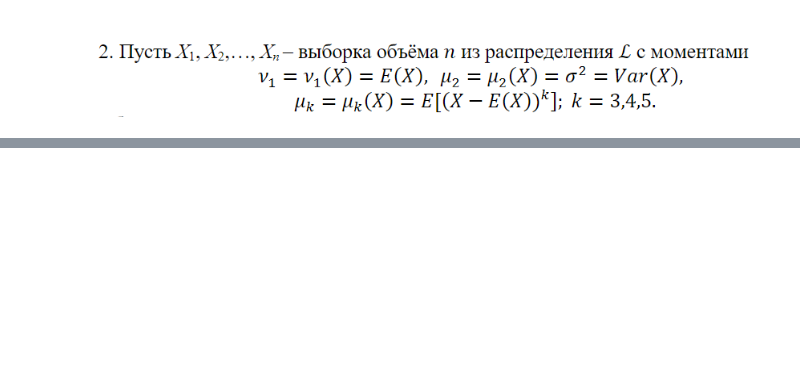
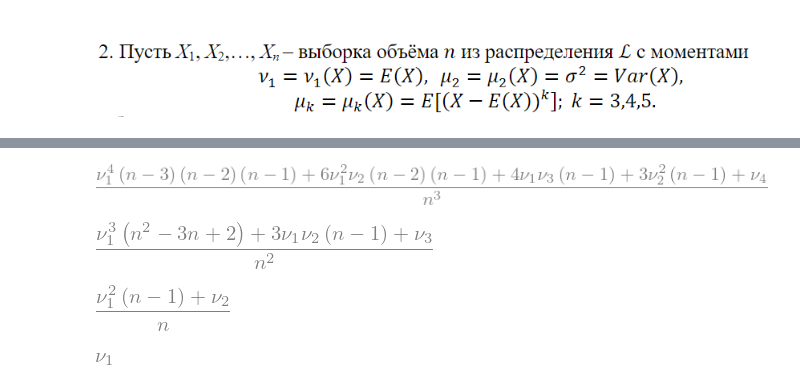
Before and after one commit to Ackrome/FU, a Jupyter notebook: Course_2/MS/ПМ23-1_Тищенко_МС-8.ipynb, the cells around one changed output, grey strips where cells are left out. Cells and saved outputs as stored; diff of their text form; code cells hidden in the pictures; blank space fills up the shorter version.

```diff
--- a/Course_2/MS/ПМ23-1_Тищенко_МС-8.ipynb
+++ b/Course_2/MS/ПМ23-1_Тищенко_МС-8.ipynb
@@ -182,0 +287,17 @@ seq.fix_chosen_var(seq.x)
+# %%
+nu1, nu2, nu3, nu4, n = symbols('nu1 nu2 nu3 nu4 n ')
+# %%
+Nu1_ = nu1
+Nu2_ = 1/n * nu2 + (n-1)/n * nu1**2
+Nu3_ = nu3/n**2 + (n-1)*3/n**2 * nu2 * nu1 + (n**2 -3*n + 2)/n**2 * nu1**3
+Nu4_ = 1/(n**4) * (n*nu4 + 4*(n-1)*n*nu1*nu3 + 3*n*(n-1)*nu2**2 + 6*n*(n-1)*(n-2)*nu2*nu1**2 + n*(n-1)*(n-2)*(n-3)*nu1**4)
+
+display(simplify(Nu4_))
+display(simplify(Nu3_))
+display(simplify(Nu2_))
+display(simplify(Nu1_))
+# %% [output]
+[figure, added]
+[figure, added]
+[figure, added]
+[figure, added]
```
Also changed, not shown: parts of 23 cells of this notebook, 4 other files.
